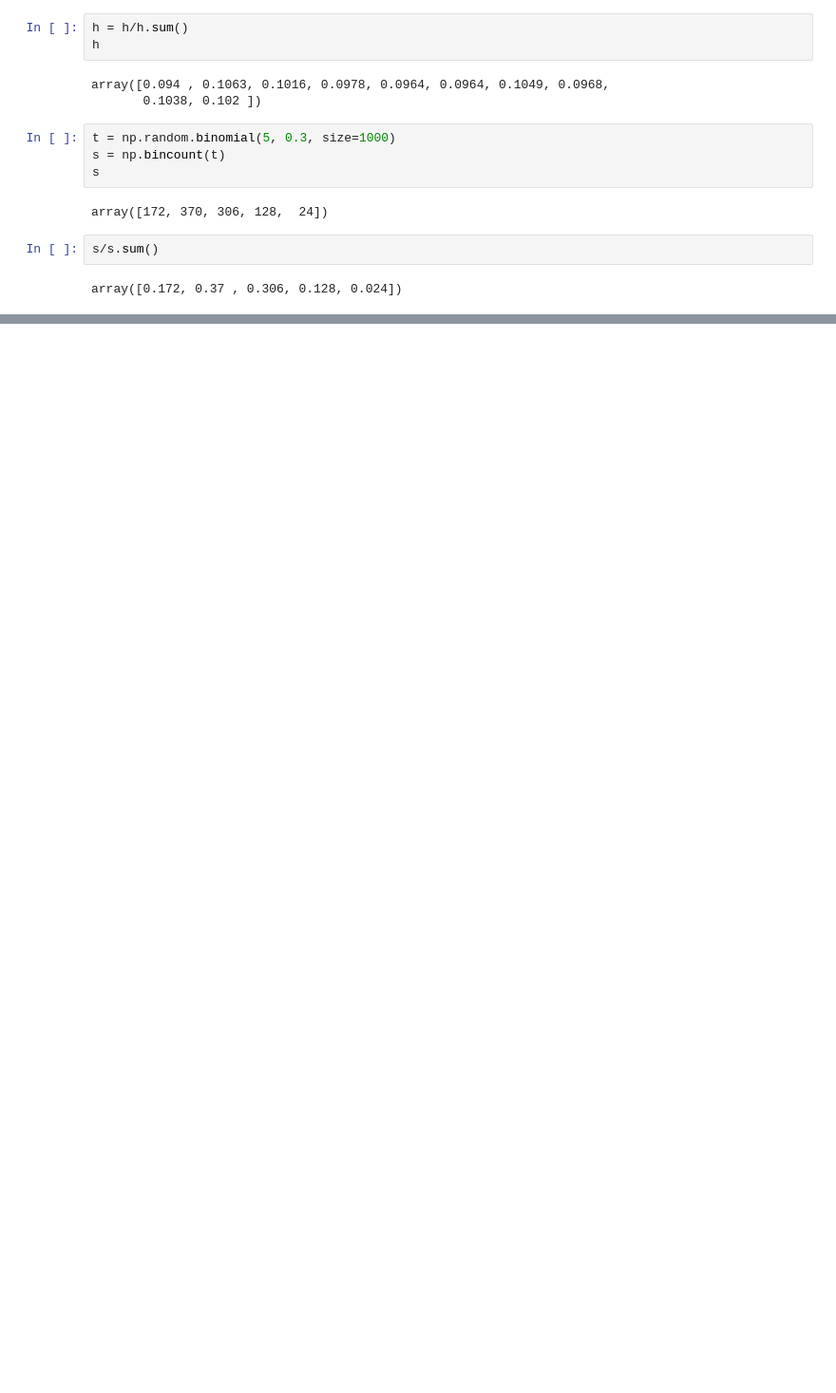
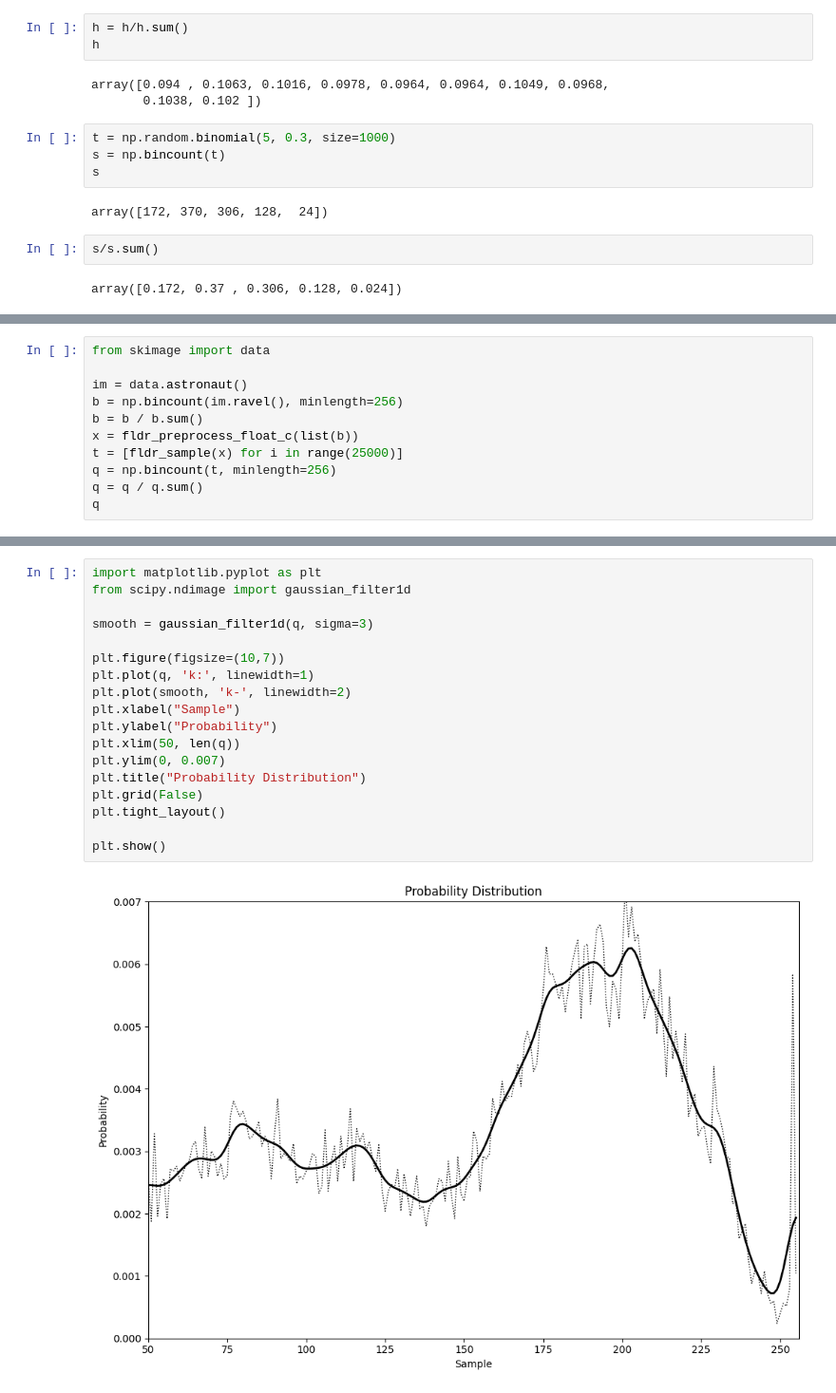
Before and after one commit to Hovohoangduy/math-for-deep-learning-by-ronaldT, a Jupyter notebook: chapter_3_more_probability.ipynb, the cells around one changed output, grey strips where cells are left out. Shown at 95% size. Drawn from its saved outputs; the diff is of its cells as text; blank space fills up the shorter version.

```diff
--- a/chapter_3_more_probability.ipynb
+++ b/chapter_3_more_probability.ipynb
@@ -31,0 +64,11 @@ array([487, 513])
+# %%
+from skimage import data
+
+im = data.astronaut()
+b = np.bincount(im.ravel(), minlength=256)
+b = b / b.sum()
+x = fldr_preprocess_float_c(list(b))
+t = [fldr_sample(x) for i in range(25000)]
+q = np.bincount(t, minlength=256)
+q = q / q.sum()
+q
@@ -31,0 +93,20 @@ array([487, 513])
+# %%
+import matplotlib.pyplot as plt
+from scipy.ndimage import gaussian_filter1d
+
+smooth = gaussian_filter1d(q, sigma=3)
+
+plt.figure(figsize=(10,7))
+plt.plot(q, 'k:', linewidth=1)
+plt.plot(smooth, 'k-', linewidth=2)
+plt.xlabel("Sample")
+plt.ylabel("Probability")
+plt.xlim(50, len(q))
+plt.ylim(0, 0.007)
+plt.title("Probability Distribution")
+plt.grid(False)
+plt.tight_layout()
+
+plt.show()
+# %% [output]
+[figure, added]
```
Also changed, not shown: parts of 7 cells of this notebook.
